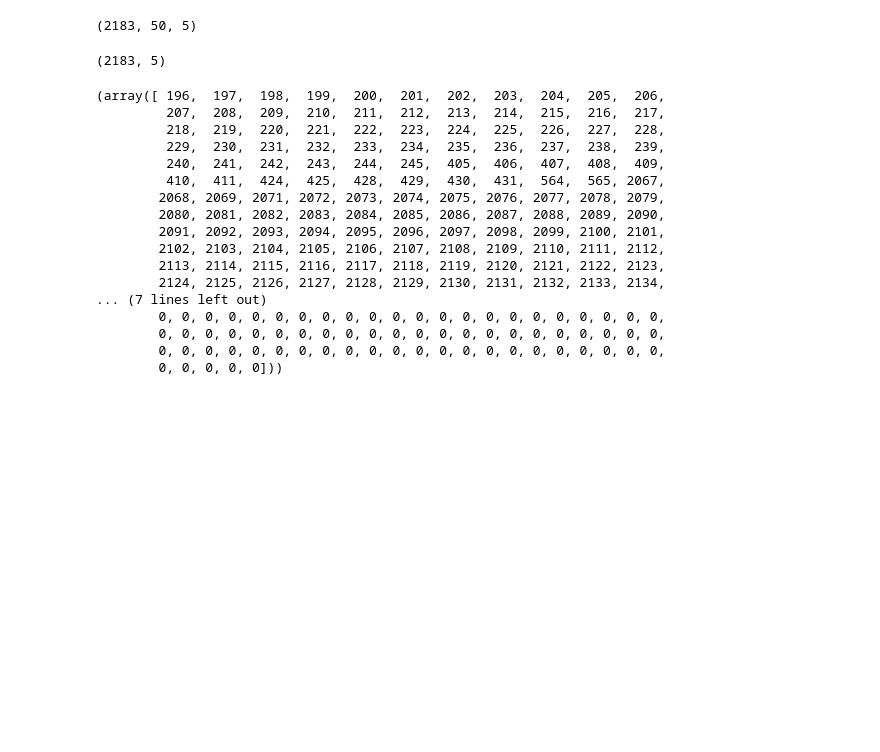
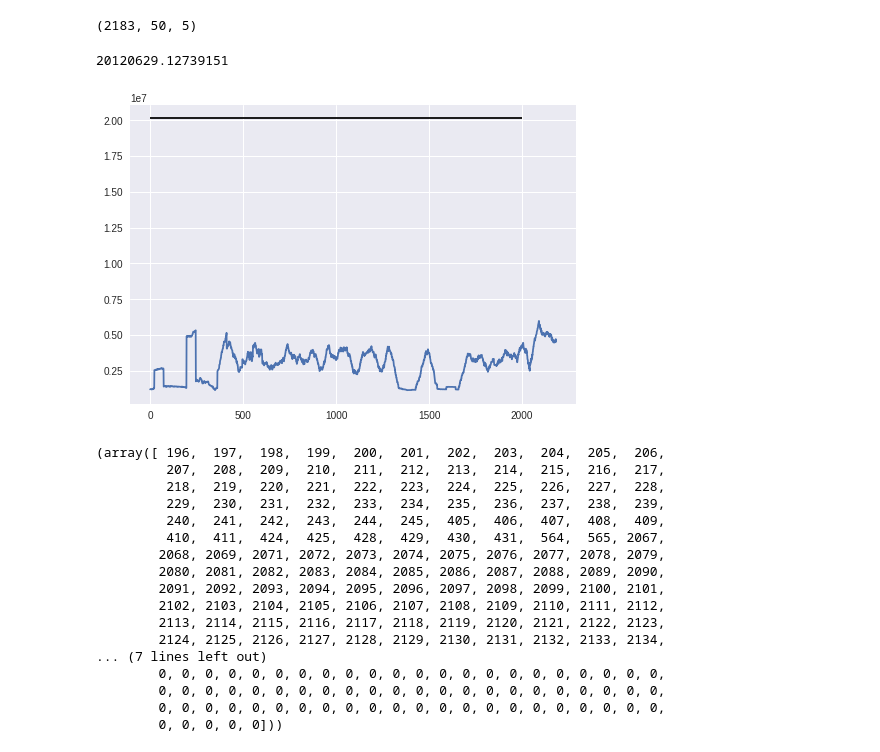
Before and after one commit to kumarshankar/Ransomware-Detector, a Jupyter notebook: final_code.ipynb, the cells around one changed output. Drawn from its saved outputs; the diff is of its cells as text; code cells hidden in the pictures; blank space fills up the shorter version.

```diff
--- a/final_code.ipynb
+++ b/final_code.ipynb
@@ -240,8 +240,16 @@ f_err = np.mean(err_win,axis=1)
 UL = f_err.mean() + 3 * f_err.std()
 # %%
 anomalies = np.where(f_err>=UL)
-# %%
-f_err.shape
-# %% [output]
-(2183, 5)
+# %%
+p_err = np.mean(f_err,axis=1)
+# %%
+UL
+# %% [output]
+20120629.12739151
+# %%
+plt.plot(p_err)
+plt.hlines(UL, 0, 2000)
+plt.show()
+# %% [output]
+[figure, added]
 # %%
```
Also changed, not shown: parts of 1 cell of this notebook.
